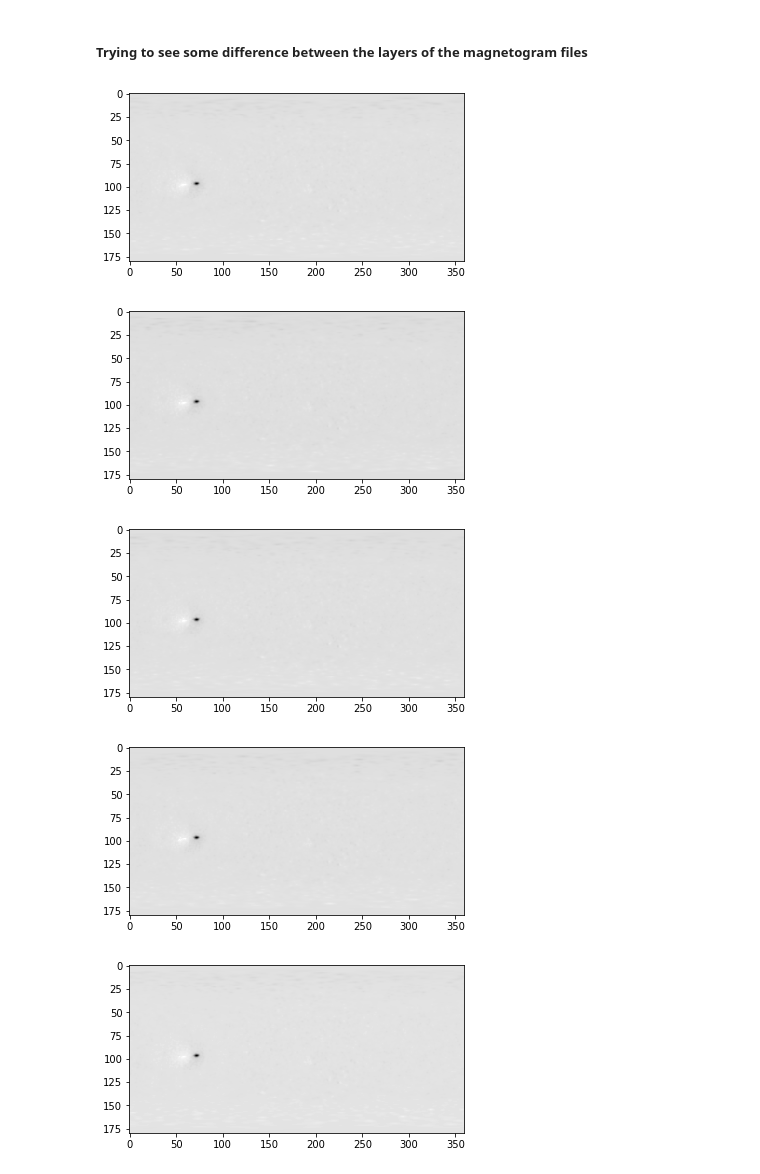
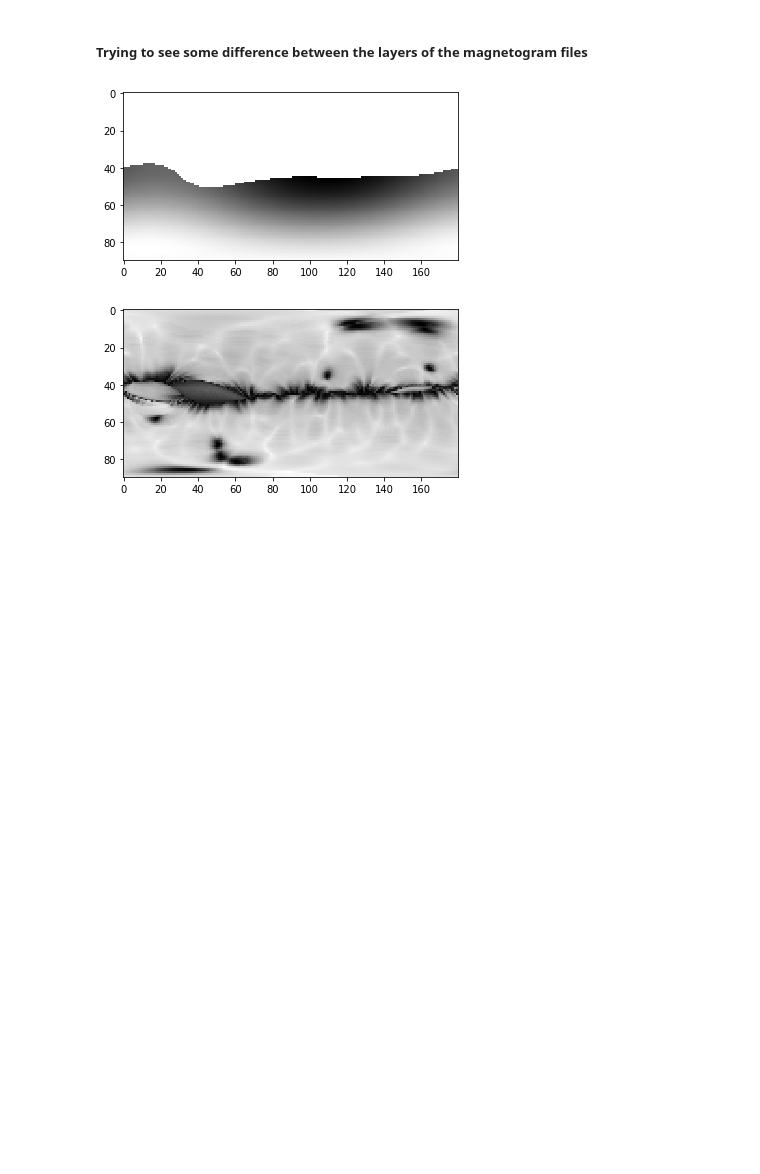
Before and after one commit to sovanny/fitstobinary, a Jupyter notebook: view_fits_images.ipynb, the cells around one changed output. Cells and saved outputs as stored; diff of their text form; code cells hidden in the pictures; blank space fills up the shorter version.

```diff
--- a/view_fits_images.ipynb
+++ b/view_fits_images.ipynb
@@ -29,6 +29,6 @@ for (dirpath, dirnames, filenames) in walk('./fitsfiles_images'):
 # %% [markdown]
 ## Choose file to look at
 # %%
-im_index = 11 # Change here
+im_index = 5 # Change here
 print('Chosen image: {}'.format(fitsfiles[im_index]))
 # %% [output]
@@ -116,15 +113,12 @@ plt.imshow(image, cmap='gray', norm=LogNorm())
 # %%
 import matplotlib.pyplot as plt
 from matplotlib.colors import LogNorm
 
-adapt_image = fits.getdata(fitsfiles[11])
+adapt_image = fits.getdata(fitsfiles[im_index])
 
 for i in range(adapt_image.shape[0]):
-    plt.imshow(adapt_image[i,:,:], cmap='gray') #, norm=LogNorm())
+    plt.imshow(adapt_image[i,:,:], cmap='gray' , norm=LogNorm())
     plt.pause(.1)
 # %% [output]
-[figure, old version]
+[figure, new version]
-[figure, old version]
+[figure, new version]
-[figure, removed]
-[figure, removed]
-[figure, removed]
```
Also changed, not shown: parts of 6 cells of this notebook.
